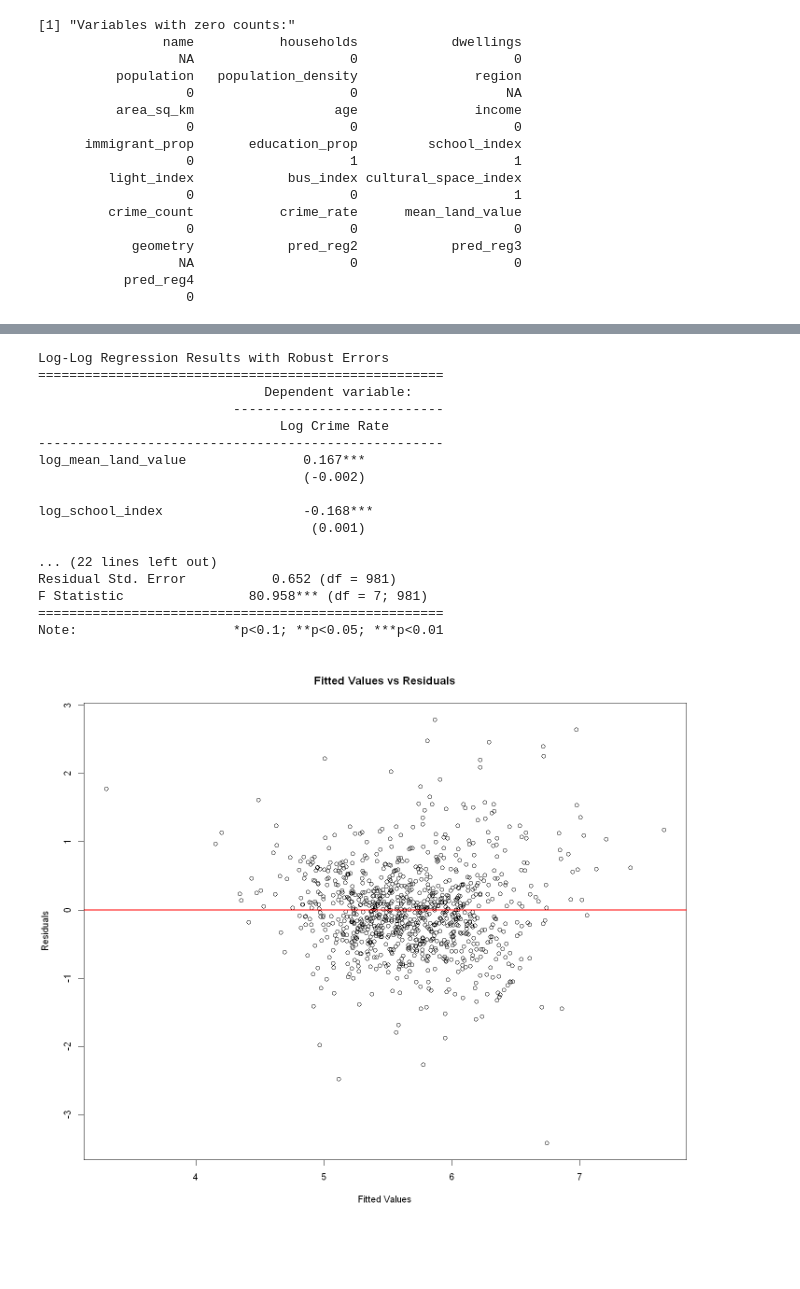
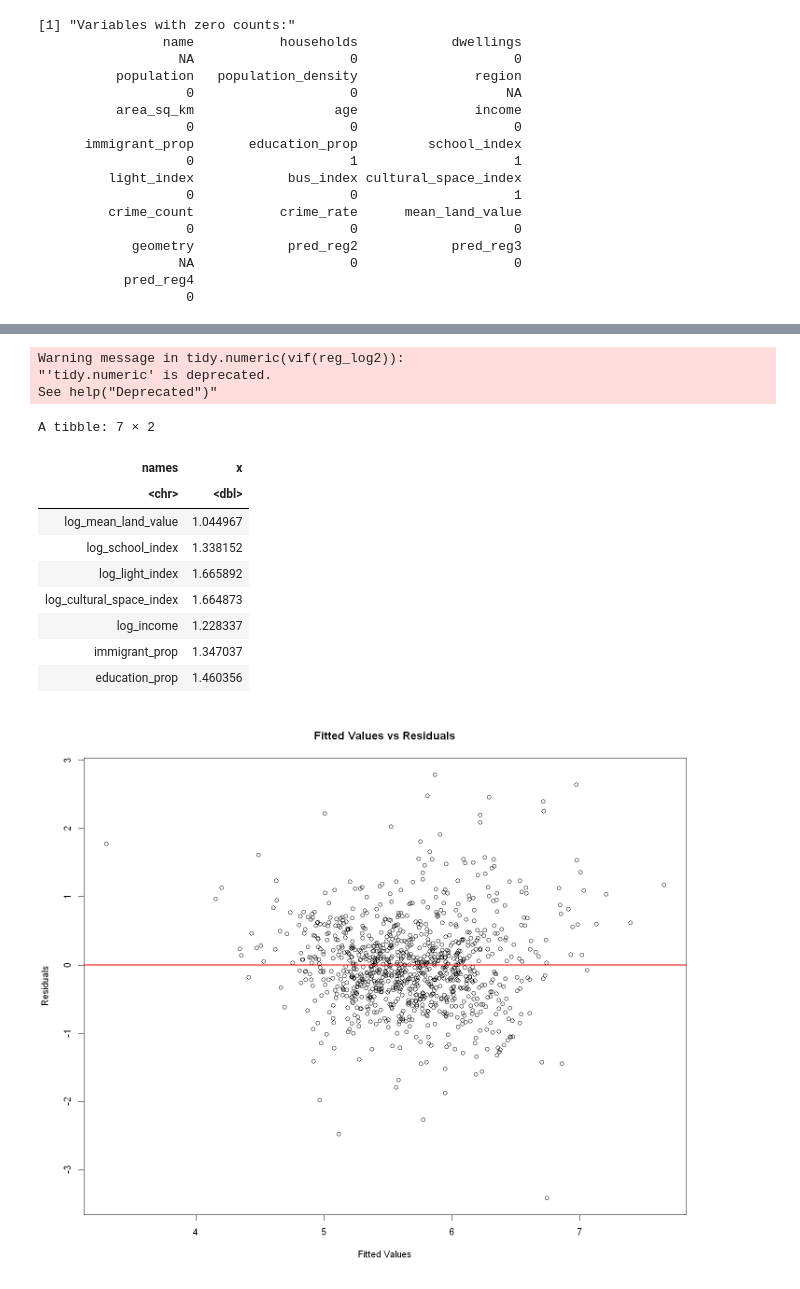
Before and after one commit to Irene-Berezin/econ326, a Jupyter notebook: project_regression.ipynb, the cells around one changed output, grey strips where cells are left out. Drawn from its saved outputs; the diff is of its cells as text; code cells hidden in the pictures; blank space fills up the shorter version.

```diff
--- a/project_regression.ipynb
+++ b/project_regression.ipynb
@@ -1013,15 +978,15 @@ Note:                    *p<0.1; **p<0.05; ***p<0.01
 # %%
 # Fit the log-log regression model (without log transformation for immigrant_prop and education_prop)
 reg_log2 <- lm(log_crime_rate ~ log_mean_land_value + log_school_index + log_light_index +
-                 log_cultural_space_index + log_income +
+                log_cultural_space_index + log_income +
                 immigrant_prop + education_prop,
-              data = census_index_crime)
+              data = census_index_crime_log)
 
 # Display summary of the model
 summary(reg_log2)
 
 # Test for heteroskedasticity using the White test
-white_test <- bptest(reg_log2, ~ fitted(reg_log2) + I(fitted(reg_log2)^2), data = census_index_crime)
+white_test <- bptest(reg_log2, ~ fitted(reg_log2) + I(fitted(reg_log2)^2), data = census_index_crime_log)
 print(white_test)
 
 # If heteroskedasticity is present, calculate robust standard errors
@@ -1029,20 +994,31 @@ if (white_test$p.value < 0.05) {
   reg_log_robust2 <- coeftest(reg_log2, vcov = vcovHC(reg_log2, type = "HC1"))
   print("Heteroskedasticity detected. Using robust standard errors.")
   print(reg_log_robust2)
+
+  # Extract robust standard errors
+  robust_se2 <- sqrt(diag(vcovHC(reg_log2, type = "HC1")))
 } else {
   print("No significant heteroskedasticity detected.")
+
+  # Use regular standard errors
+  robust_se2 <- coef(summary(reg_log2))[, "Std. Error"]
 }
 
 # Generate a regression table with stargazer
 stargazer(reg_log2, type = "text",
           title = "Log-Log Regression Results",
-          dep.var.labels = c("Log Crime Rate"))
+          dep.var.labels = c("Log Crime Rate"),
+          ci=FALSE,
+          single.row=TRUE)
 
-if (exists("reg_log_robust")) {
+# Add robust standard errors if heteroskedasticity was detected
+if (white_test$p.value < 0.05) {
   stargazer(reg_log2, type = "text",
-            title = "Log-Log Regression Results with Robust Errors",
+            title = "Log-Log Regression Results with Robust Standard Errors",
             dep.var.labels = c("Log Crime Rate"),
-            se = list(vcovHC(reg_log2, type = "HC1")))
+            se = list(robust_se2),
+            ci=FALSE,
+            single.row=TRUE)
 }
 # %% [output]
 Call:
@@ -1105,26 +1104,20 @@ Note:                                        *p<0.1; **p<0.05; ***p<0.01
-# %%
- stargazer(reg_log2, type = "text",
-            title = "Log-Log Regression Results with Robust Errors",
-            dep.var.labels = c("Log Crime Rate"),
-            se = list(vcovHC(reg_log, type = "HC1")))
-# %% [output]
-Log-Log Regression Results with Robust Errors
-====================================================
-                             Dependent variable:
-                         ---------------------------
-                               Log Crime Rate
-----------------------------------------------------
-log_mean_land_value               0.167***
-                                  (-0.002)
-
-log_school_index                  -0.168***
-                                   (0.001)
-
-... (22 lines left out)
-Residual Std. Error           0.652 (df = 981)
-F Statistic                80.958*** (df = 7; 981)
-====================================================
-Note:                    *p<0.1; **p<0.05; ***p<0.01
+# %%
+vif(reg_log2)|>
+    tidy()
+# %% [output]
+Warning message in tidy.numeric(vif(reg_log2)):
+"'tidy.numeric' is deprecated.
+See help("Deprecated")"
+A tibble: 7 × 2
+| names | x |
+| <chr> | <dbl> |
+| log_mean_land_value | 1.044967 |
+| log_school_index | 1.338152 |
+| log_light_index | 1.665892 |
+| log_cultural_space_index | 1.664873 |
+| log_income | 1.228337 |
+| immigrant_prop | 1.347037 |
+| education_prop | 1.460356 |
 # %%
 # Plot fitted values vs residuals
 plot(fitted(reg_log2), residuals(reg_log2),
```
Also changed, not shown: parts of 18 cells of this notebook.
